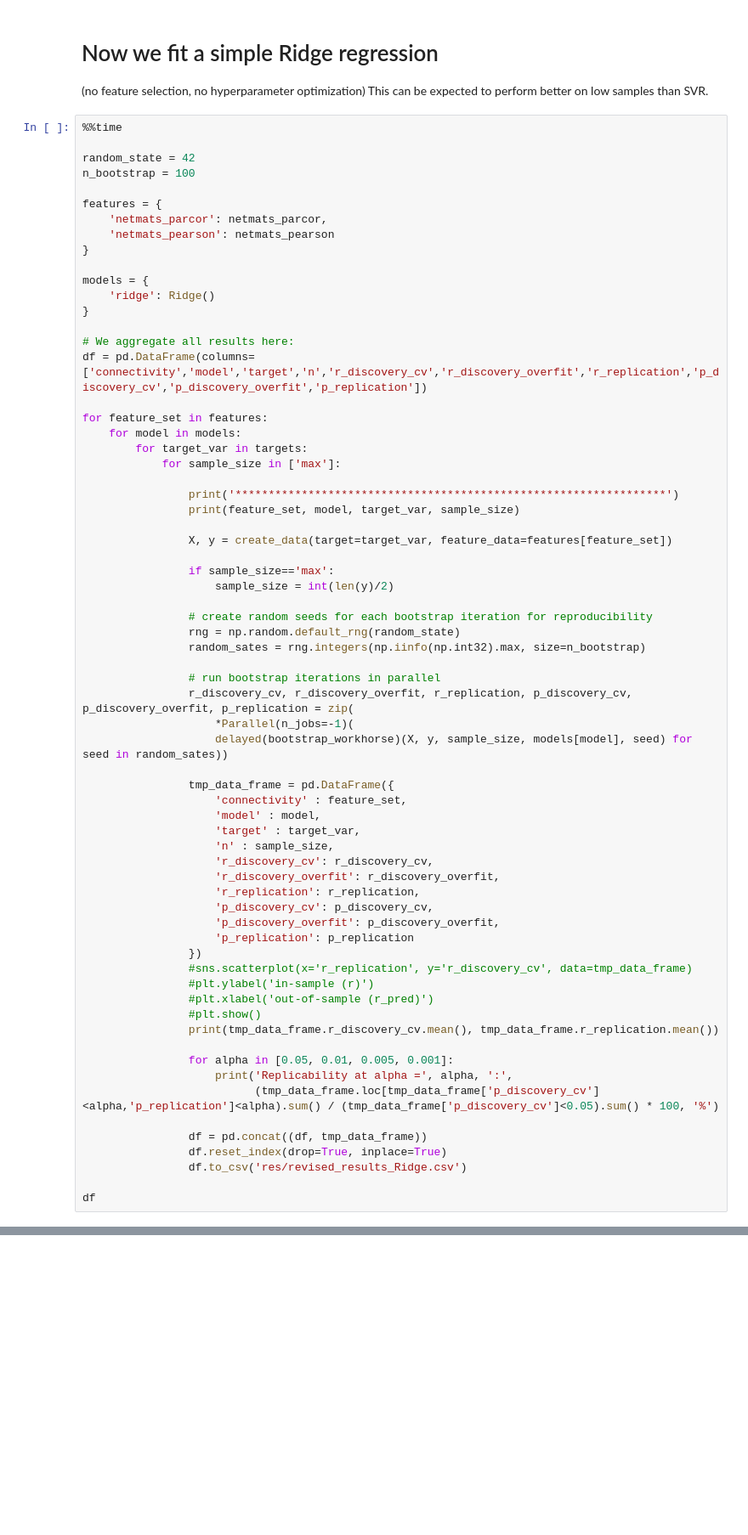
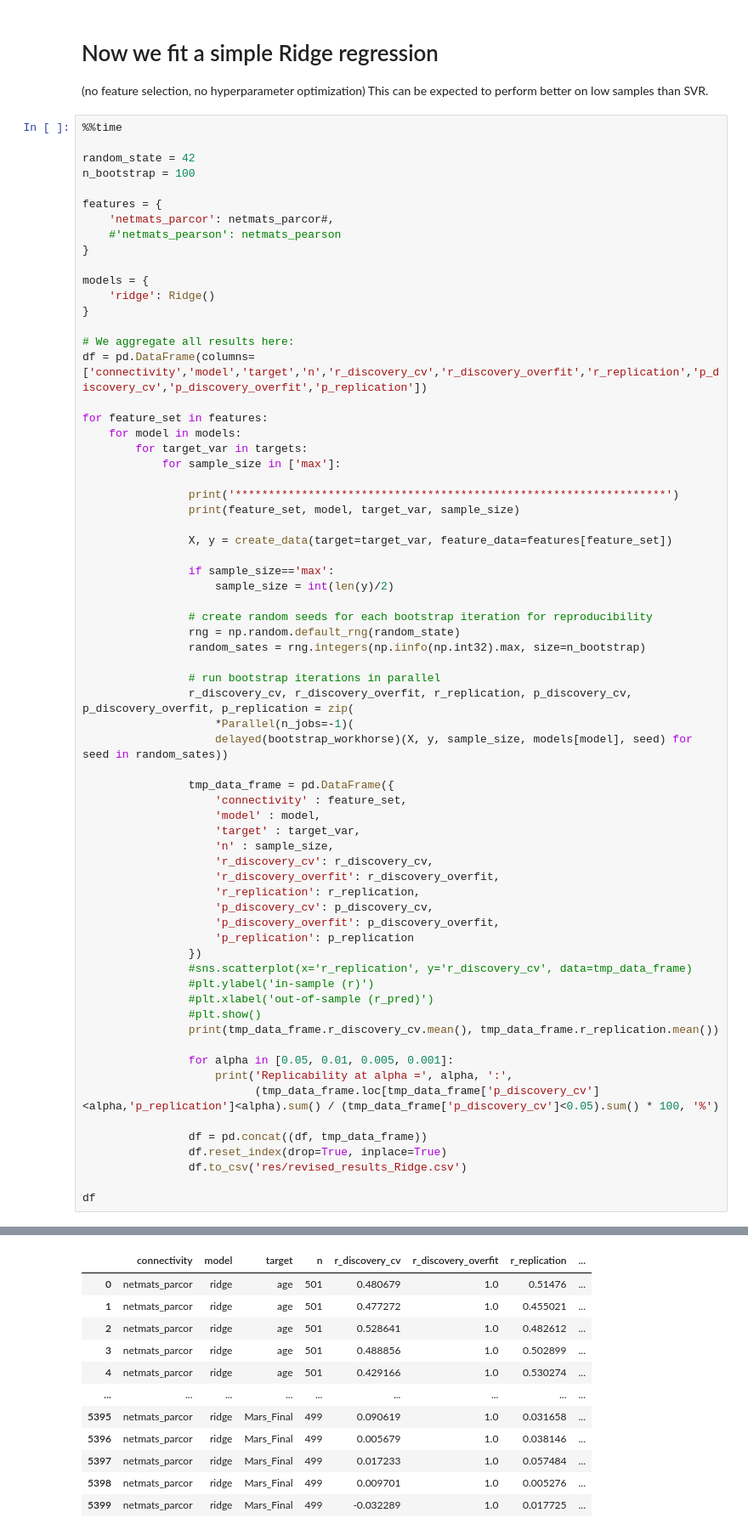
Before and after one commit to spisakt/BWAS_comment, a Jupyter notebook: multivariate_BWAS_replicability_analysis_FC_more_vars.ipynb, the cells around one changed output, grey strips where cells are left out. Shown: that part at 85% size. Saved outputs shown, nothing was run; the diff lists cells and outputs as text; blank space fills up the shorter version.

```diff
--- a/multivariate_BWAS_replicability_analysis_FC_more_vars.ipynb
+++ b/multivariate_BWAS_replicability_analysis_FC_more_vars.ipynb
@@ -324,8 +223,8 @@ random_state = 42
 n_bootstrap = 100
 
 features = {
-    'netmats_parcor': netmats_parcor,
-    'netmats_pearson': netmats_pearson
+    'netmats_parcor': netmats_parcor#,
+    #'netmats_pearson': netmats_pearson
 }
 
 models = {
@@ -405,0 +321,12 @@ KeyError: ['LifeSatif_Unadj']
+|  | connectivity | model | target | n | r_discovery_cv | r_discovery_overfit | r_replication | ... |
+| 0 | netmats_parcor | ridge | age | 501 | 0.480679 | 1.0 | 0.51476 | ... |
+| 1 | netmats_parcor | ridge | age | 501 | 0.477272 | 1.0 | 0.455021 | ... |
+| 2 | netmats_parcor | ridge | age | 501 | 0.528641 | 1.0 | 0.482612 | ... |
+| 3 | netmats_parcor | ridge | age | 501 | 0.488856 | 1.0 | 0.502899 | ... |
+| 4 | netmats_parcor | ridge | age | 501 | 0.429166 | 1.0 | 0.530274 | ... |
+| ... | ... | ... | ... | ... | ... | ... | ... | ... |
+| 5395 | netmats_parcor | ridge | Mars_Final | 499 | 0.090619 | 1.0 | 0.031658 | ... |
+| 5396 | netmats_parcor | ridge | Mars_Final | 499 | 0.005679 | 1.0 | 0.038146 | ... |
+| 5397 | netmats_parcor | ridge | Mars_Final | 499 | 0.017233 | 1.0 | 0.057484 | ... |
+| 5398 | netmats_parcor | ridge | Mars_Final | 499 | 0.009701 | 1.0 | 0.005276 | ... |
+| 5399 | netmats_parcor | ridge | Mars_Final | 499 | -0.032289 | 1.0 | 0.017725 | ... |
```
Also changed, not shown: parts of 12 cells of this notebook, 15 other files.
